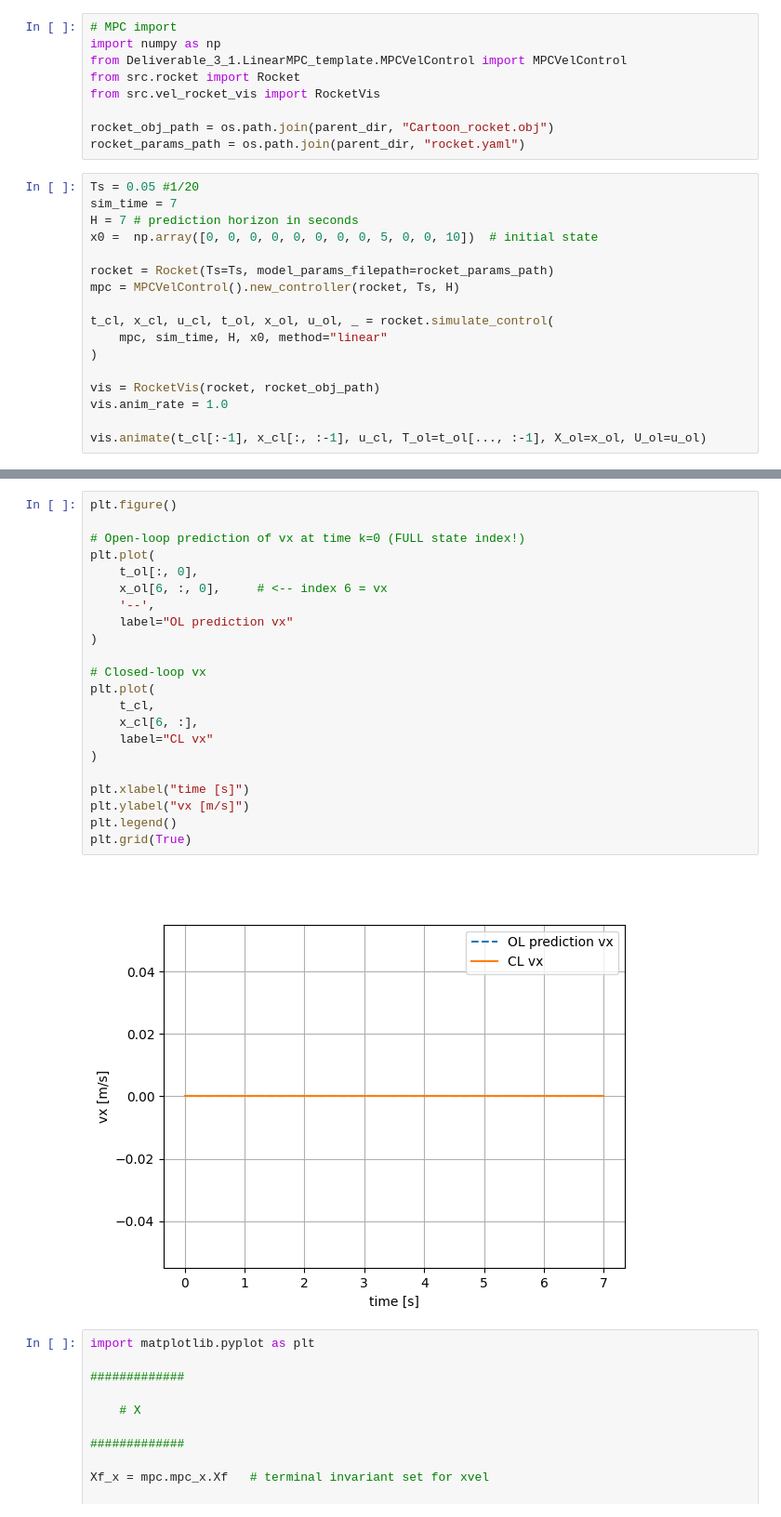
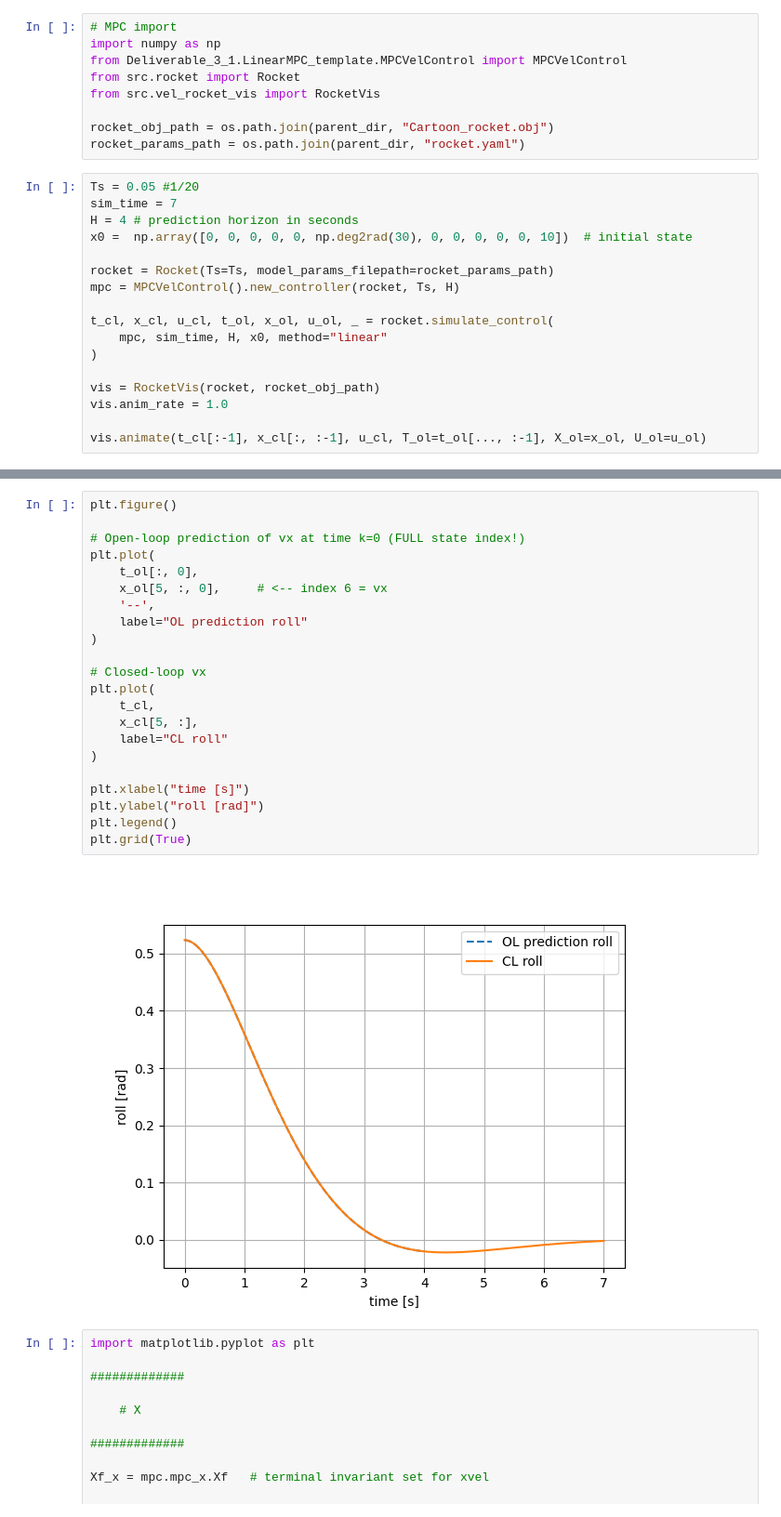
Before and after one commit to Maksymiliann/MPC-Project-EPFL, a Jupyter notebook: project/Deliverable_3_1/Deliverable_3_1.ipynb, the cells around one changed output, grey strips where cells are left out. Shown: that part at 93% size. Drawn from its saved outputs; the diff is of its cells as text.

```diff
--- a/project/Deliverable_3_1/Deliverable_3_1.ipynb
+++ b/project/Deliverable_3_1/Deliverable_3_1.ipynb
@@ -26,8 +23,8 @@ rocket_params_path = os.path.join(parent_dir, "rocket.yaml")
 # %%
 Ts = 0.05 #1/20
 sim_time = 7
-H = 7 # prediction horizon in seconds
-x0 =  np.array([0, 0, 0, 0, 0, 0, 0, 0, 5, 0, 0, 10])  # initial state
+H = 4 # prediction horizon in seconds
+x0 =  np.array([0, 0, 0, 0, 0, np.deg2rad(30), 0, 0, 0, 0, 0, 10])  # initial state
 
 rocket = Rocket(Ts=Ts, model_params_filepath=rocket_params_path)
 mpc = MPCVelControl().new_controller(rocket, Ts, H)
@@ -259,27 +256,27 @@ plt.grid(True)
 # %%
 plt.figure()
 
 # Open-loop prediction of vx at time k=0 (FULL state index!)
 plt.plot(
     t_ol[:, 0],
-    x_ol[6, :, 0],     # <-- index 6 = vx
+    x_ol[5, :, 0],     # <-- index 6 = vx
     '--',
-    label="OL prediction vx"
+    label="OL prediction roll"
 )
 
 # Closed-loop vx
 plt.plot(
     t_cl,
-    x_cl[6, :],
-    label="CL vx"
+    x_cl[5, :],
+    label="CL roll"
 )
 
 plt.xlabel("time [s]")
-plt.ylabel("vx [m/s]")
+plt.ylabel("roll [rad]")
 plt.legend()
 plt.grid(True)
 # %% [output]
-[figure, old version]
+[figure, new version]
 # %%
 import matplotlib.pyplot as plt
 
```
Also changed, not shown: parts of 8 cells of this notebook, 35 other files.
